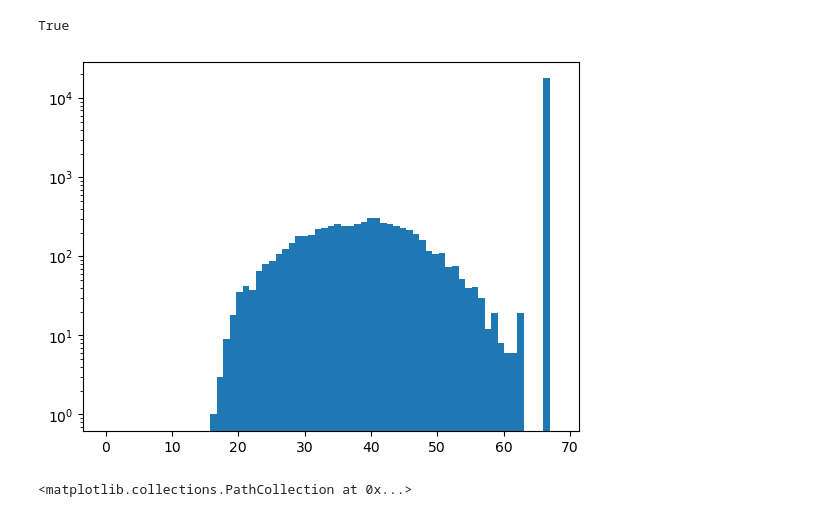
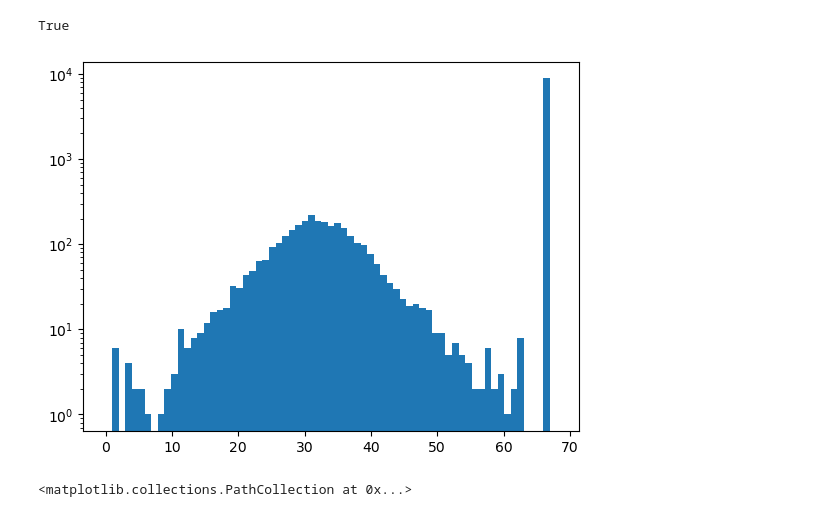
Before and after one commit to shivampcosmo/GOTHAM, a Jupyter notebook: prep_data/split_data_Ngpus.ipynb, the cells around one changed output. Saved outputs shown, nothing was run; the diff lists cells and outputs as text; code cells hidden in the pictures.

```diff
--- a/prep_data/split_data_Ngpus.ipynb
+++ b/prep_data/split_data_Ngpus.ipynb
@@ -102,7 +104,7 @@ def get_data_DMO_mat(isim_start, isim_end, subsamp_ds):
 
     return dmo_fields_all
 
-def get_data_gal_mat(isim_start, isim_end, subsamp_ds):
+def get_data_gal_mat(isim_start, isim_end, subsamp_ds, pad_token):
     params_repeated_all, story_full_all = [], []
     for isim_fid in tqdm(range(isim_start, isim_end)):
         params_repeated_i, story_full_i = get_gal_data(isim_fid, subsamp_ds)
@@ -114,7 +116,7 @@ def get_data_gal_mat(isim_start, isim_end, subsamp_ds):
 
     x = torch.tensor(story_full_all[:, :-1])
     y = torch.tensor(story_full_all[:, 1:])
-    mask = torch.logical_not(x != 1)
+    mask = torch.logical_not(x != pad_token)
     masked_logits = torch.zeros(mask.shape)
     mask_final = masked_logits.masked_fill(mask, float('-inf'))
     mask = mask_final[:,None,:]
@@ -174,6 +176,11 @@ sims_per_gpu = nsims_tot//n_gpus
 train_sims_per_gpu = int(train_fac * sims_per_gpu)
 val_sims_per_gpu = int(val_fac * sims_per_gpu)
 
+savefname_gals = f'{ldir}/gal_props/galaxy_props_snap_{snapnum}_grid_{nvocab}_isim_{0}_nrandsubsel_{nrand_sel_box}_nvocab{nvocab}_spacetoken_{add_space_token}_wSDSS_photometry_velx_Mstarcut_{Mstar_cut}.pkl'
+saved = pk.load(open(savefname_gals, 'rb'))
+start_token, pad_token, end_token, max_sentence_length = saved['start_token'], saved['pad_token'], saved['end_token'], saved['max_sentence_length']
+nvocab_total = end_token + 1
+
 sdir = '/work/hdd/bdne/spandey3/camels_tng/gotham_data/process_split'
 savefname = f'{sdir}/SPLIT_GALAXY_DATA_{n_gpus}_gpus_isim_all_nrandsubsel_{int(nrand_sel_box/subsamp_ds)}_nvocab{nvocab}_spacetoken_{add_space_token}_wSDSS_photometry_gri_velx_Mstarcut_{Mstar_cut}.h5'
 dtype = 'float16'
@@ -186,8 +193,8 @@ for ji in range(n_gpus):
     id_val_start = id_train_end
     id_val_end = id_val_start + val_sims_per_gpu
 
-    x_train, y_train, params_train, mask_train = get_data_gal_mat(id_train_start, id_train_end, subsamp_ds)
-    x_val, y_val, params_val, mask_val = get_data_gal_mat(id_val_start, id_val_end, subsamp_ds)
+    x_train, y_train, params_train, mask_train = get_data_gal_mat(id_train_start, id_train_end, subsamp_ds, pad_token)
+    x_val, y_val, params_val, mask_val = get_data_gal_mat(id_val_start, id_val_end, subsamp_ds, pad_token)
 
     fo.create_dataset(f'x_train_dev_{ji}', data=x_train)
     fo.create_dataset(f'params_train_dev_{ji}', data=params_train)
@@ -200,10 +207,7 @@ for ji in range(n_gpus):
     fo.create_dataset(f'y_val_dev_{ji}', data=y_val)
 
 
-savefname_gals = f'{ldir}/gal_props/galaxy_props_snap_{snapnum}_grid_{nvocab}_isim_{0}_nrandsubsel_{nrand_sel_box}_nvocab{nvocab}_spacetoken_{add_space_token}_wSDSS_photometry_velx_Mstarcut_{Mstar_cut}.pkl'
-saved = pk.load(open(savefname_gals, 'rb'))
-start_token, pad_token, end_token, max_sentence_length = saved['start_token'], saved['pad_token'], saved['end_token'], saved['max_sentence_length']
-nvocab_total = end_token + 1
+
 fo.create_dataset('nvocab_total', data=nvocab_total)
 fo.create_dataset('start_token', data=start_token)
 fo.create_dataset('pad_token', data=pad_token)
@@ -216,11 +220,11 @@ import matplotlib.pyplot as pl
 # %%
 # x_train.shape
 pl.figure()
-_ = pl.hist(x_train[:,5], bins=69, range=(0,68))
+_ = pl.hist(x_train[:,8], bins=69, range=(0,68))
 
 pl.yscale('log')
 # %% [output]
-[figure, old version]
+[figure, new version]
 # %%
 # x_train[313,:]
 indp = np.where(x_train[:,-8] == 68)[0]
```
Also changed, not shown: parts of 1 cell of this notebook, 23 other files.
